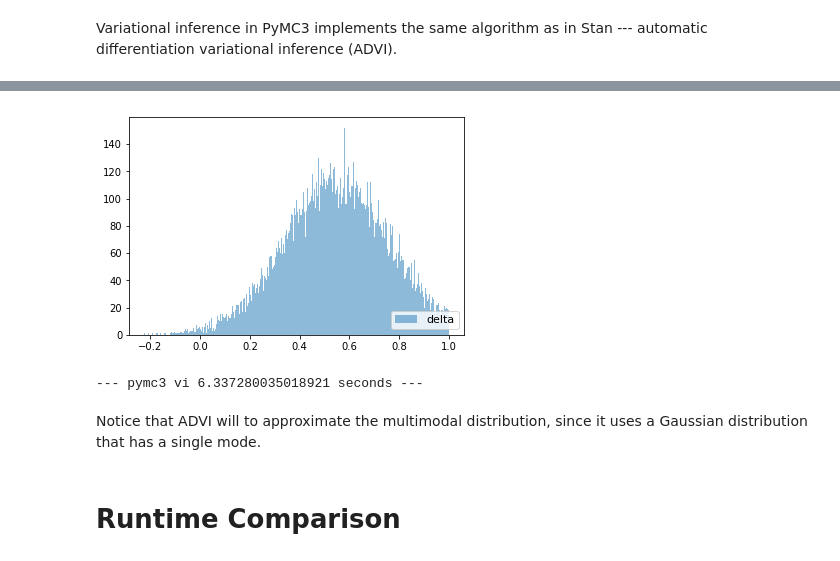
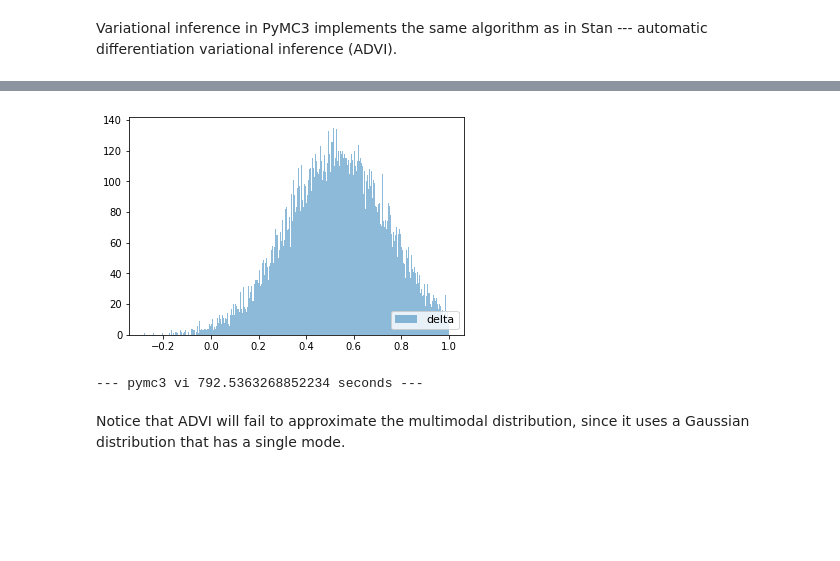
Before and after one commit to shansfolder/investigate_bayesian, a Jupyter notebook: PyStan + PyMC.ipynb, the cells around one changed output, grey strips where cells are left out. Cells and saved outputs as stored; diff of their text form; code cells hidden in the pictures; blank space fills up the shorter version.

```diff
--- a/PyStan + PyMC.ipynb
+++ b/PyStan + PyMC.ipynb
@@ -33,7 +33,6 @@ def plot_data_hist(x, y):
     plt.show()
 
 def plot_trace_hist(trace):
-    trace = trace[trace < 1]
     plt.hist(trace, alpha=0.5, bins=500, label="delta")
     plt.legend(loc='lower right', fontsize=11)
     plt.show()
@@ -168,8 +184,15 @@ Variational inference in PyMC3 implements the same algorithm as in Stan --- auto
 import time
 start_time = time.time()
 
-with model:
-    mean_field = pymc.fit(method='advi')
+with pymc.Model() as model:
+    delta = pymc.Cauchy('delta', 0, 1)
+    mu = pymc.Cauchy('mu', 0, 1)
+    sigma = pymc.Gamma('sigma', 2, 2)
+    alpha = pymc.Deterministic('alpha', delta * sigma)
+    x = pymc.Normal('x', mu=mu+alpha, sd=sigma, observed=xdata)
+    y = pymc.Normal('y', mu=mu, sd=sigma, observed=ydata)
+
+    mean_field = pymc.fit(method='advi', n=10000)
     trace = mean_field.sample(25000)
     pymc_trace = trace['delta']
 
@@ -182,6 +205,4 @@ INFO:pymc3.variational.inference:Finished [100%]: Average Loss = 50,845
-[figure, old version]
+[figure, new version]
---- pymc3 vi 6.337280035018921 seconds ---
+--- pymc3 vi 792.5363268852234 seconds ---
 # %% [markdown]
-Notice that ADVI will to approximate the multimodal distribution, since it uses a Gaussian distribution that has a single mode.
+Notice that ADVI will fail to approximate the multimodal distribution, since it uses a Gaussian distribution that has a single mode.
-# %% [markdown]
-# Runtime Comparison
```
Also changed, not shown: parts of 4 cells of this notebook, 2 other files.
